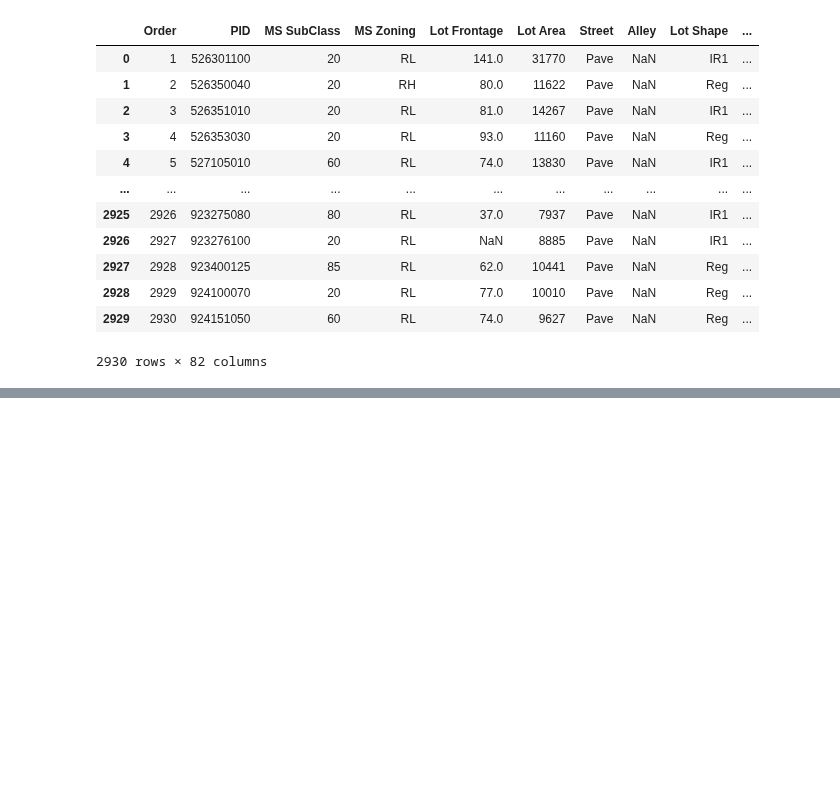
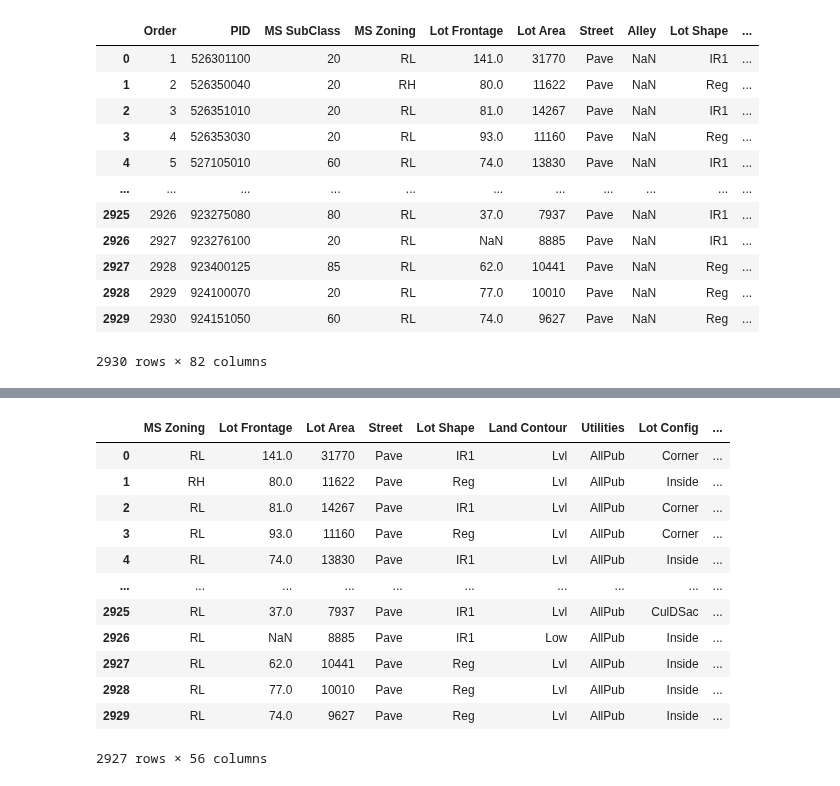
Before and after one commit to raduspaimoc/DataQuest-Projects, a Jupyter notebook: Regression Problems/Predicting House Sale Prices/Predicting House Sale Prices.ipynb, the cells around one changed output, grey strips where cells are left out. Saved outputs shown, nothing was run; the diff lists cells and outputs as text; code cells hidden in the pictures; blank space fills up the shorter version.

```diff
--- a/Regression Problems/Predicting House Sale Prices/Predicting House Sale Prices.ipynb
+++ b/Regression Problems/Predicting House Sale Prices/Predicting House Sale Prices.ipynb
@@ -112,0 +268,2 @@ print(rmse)
+# %%
+transform_cat_cols = [col for col in nominal_features if col in transformed_df.columns]
@@ -112,0 +274,3 @@ print(rmse)
+# %%
+uniqueness_counts = transformed_df[transform_cat_cols].apply(lambda col: len(col.value_counts())).sort_values()
+uniqueness_counts
@@ -112,0 +296,21 @@ print(rmse)
+# %%
+## Aribtrary cutoff of 10 unique values (worth experimenting)
+drop_nonuniq_cols = uniqueness_counts[uniqueness_counts > 10].index
+# %%
+transformed_df = transformed_df.drop(drop_nonuniq_cols, axis=1)
+# %%
+transformed_df
+# %% [output]
+|  | MS Zoning | Lot Frontage | Lot Area | Street | Lot Shape | Land Contour | Utilities | Lot Config | ... |
+| 0 | RL | 141.0 | 31770 | Pave | IR1 | Lvl | AllPub | Corner | ... |
+| 1 | RH | 80.0 | 11622 | Pave | Reg | Lvl | AllPub | Inside | ... |
+| 2 | RL | 81.0 | 14267 | Pave | IR1 | Lvl | AllPub | Corner | ... |
+| 3 | RL | 93.0 | 11160 | Pave | Reg | Lvl | AllPub | Corner | ... |
+| 4 | RL | 74.0 | 13830 | Pave | IR1 | Lvl | AllPub | Inside | ... |
+| ... | ... | ... | ... | ... | ... | ... | ... | ... | ... |
+| 2925 | RL | 37.0 | 7937 | Pave | IR1 | Lvl | AllPub | CulDSac | ... |
+| 2926 | RL | NaN | 8885 | Pave | IR1 | Low | AllPub | Inside | ... |
+| 2927 | RL | 62.0 | 10441 | Pave | Reg | Lvl | AllPub | Inside | ... |
+| 2928 | RL | 77.0 | 10010 | Pave | Reg | Lvl | AllPub | Inside | ... |
+| 2929 | RL | 74.0 | 9627 | Pave | Reg | Lvl | AllPub | Inside | ... |
+2927 rows × 56 columns
```
Also changed, not shown: parts of 22 cells of this notebook.
